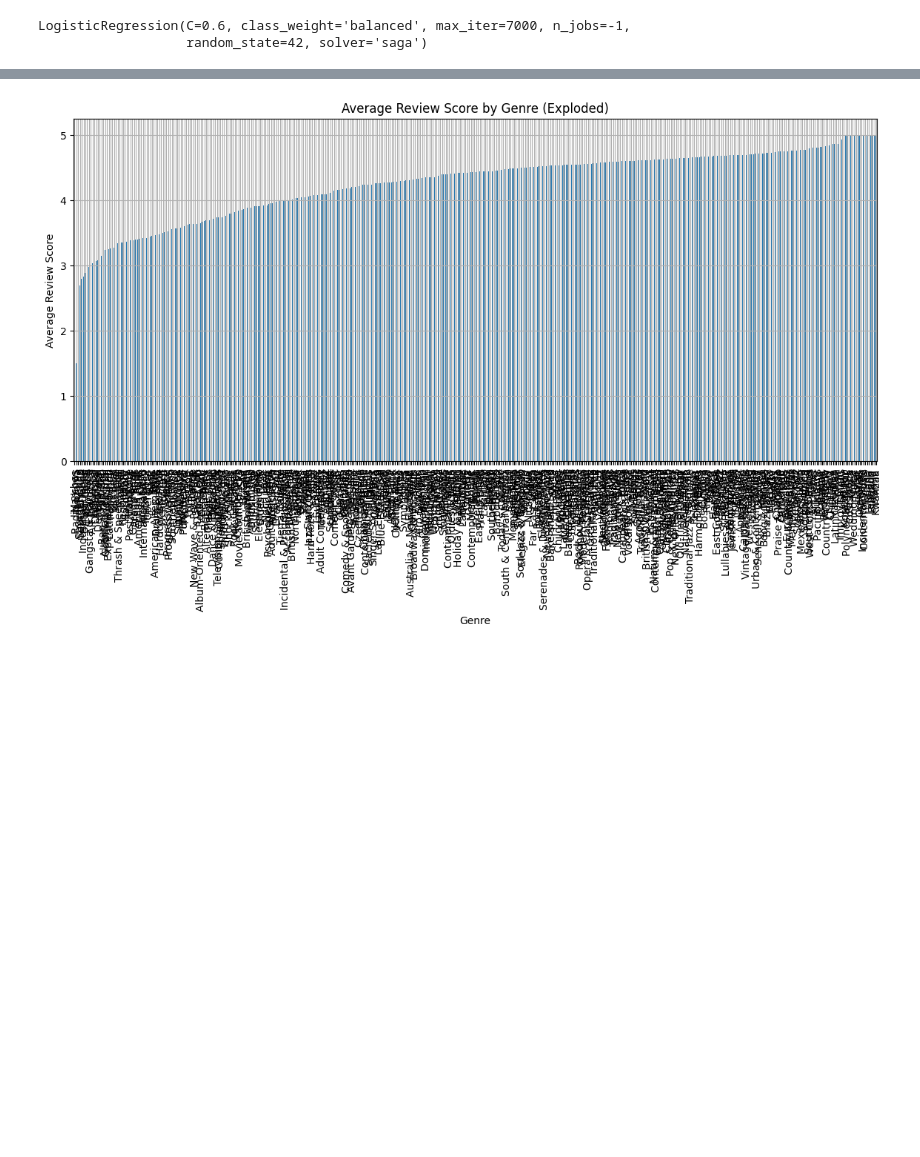
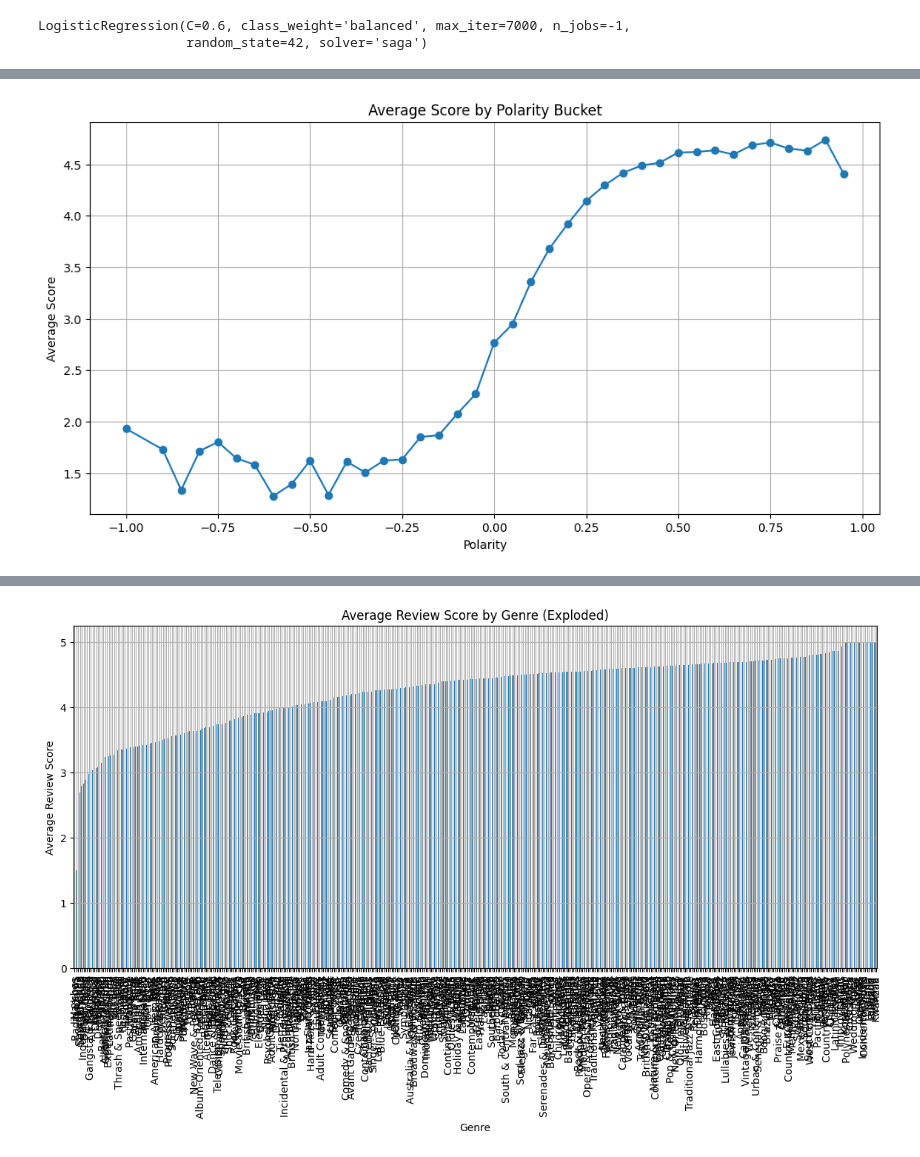
Before and after one commit to thoknee/cs506Midterm2, a Jupyter notebook: analysis.ipynb, the cells around one changed output, grey strips where cells are left out. Cells and saved outputs as stored; diff of their text form; code cells hidden in the pictures; blank space fills up the shorter version.

```diff
--- a/analysis.ipynb
+++ b/analysis.ipynb
@@ -278,0 +293,16 @@ Accuracy on testing set =  0.6085895983970729
+# %%
+trainingSetSamp["Polarity"] = trainingSetSamp["Total"].apply(lambda x: TextBlob(str(x)).sentiment.polarity)
+
+trainingSetSamp["PolarityBucket"] = (trainingSetSamp["Polarity"] // 0.05) * 0.05
+
+polarity_score_stats = trainingSetSamp.groupby("PolarityBucket")["Score"].mean()
+
+plt.figure(figsize=(12, 6))
+plt.plot(polarity_score_stats.index, polarity_score_stats.values, marker='o')
+plt.title("Average Score by Polarity Bucket")
+plt.xlabel("Polarity")
+plt.ylabel("Average Score")
+plt.grid(True)
+plt.show()
+# %% [output]
+[figure, added]
```
Also changed, not shown: parts of 9 cells of this notebook, 2 other files.
